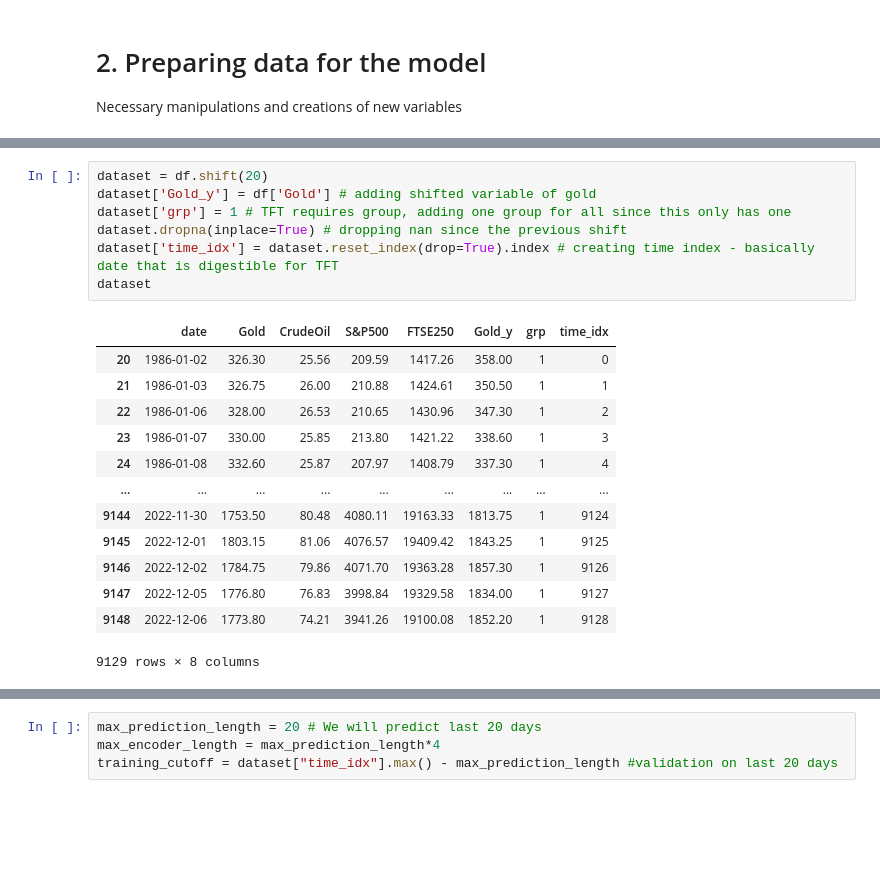
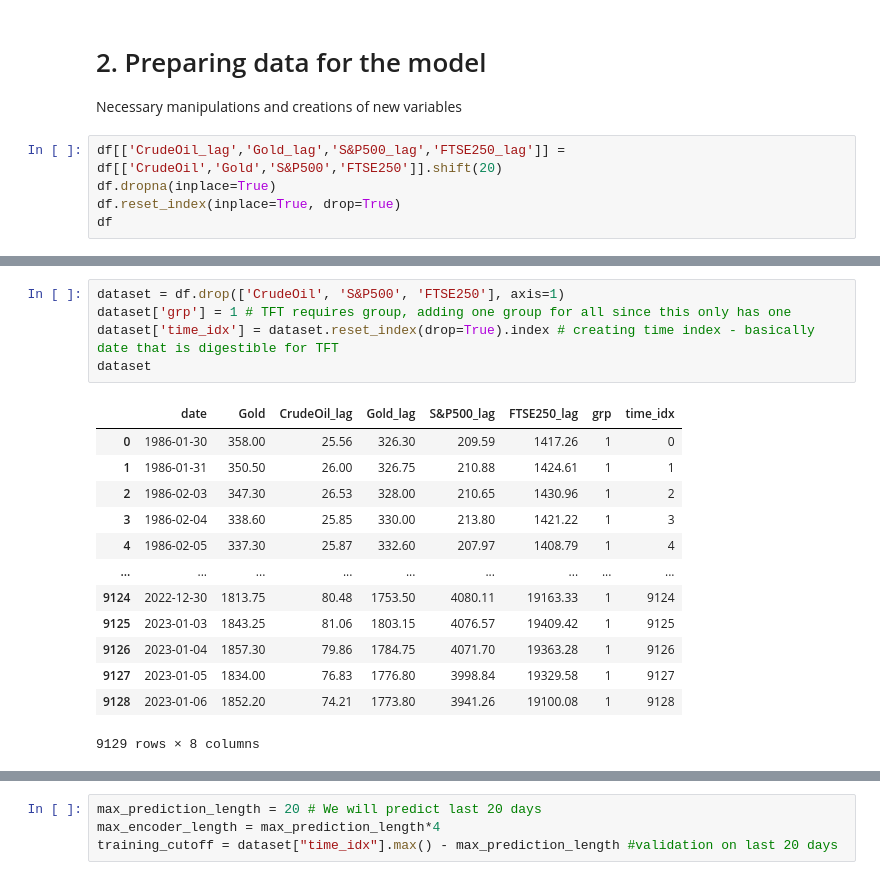
Before and after one commit to maxbranting/gold-forecast, a Jupyter notebook: Models/Price/TFT.ipynb, the cells around one changed output, grey strips where cells are left out. Drawn from its saved outputs; the diff is of its cells as text; blank space fills up the shorter version.

```diff
--- a/Models/Price/TFT.ipynb
+++ b/Models/Price/TFT.ipynb
@@ -40,3 +48,8 @@ lag_plot(df.Gold, lag=20)
 # 2. Preparing data for the model
 
 Necessary manipulations and creations of new variables
+# %%
+df[['CrudeOil_lag','Gold_lag','S&P500_lag','FTSE250_lag']] = df[['CrudeOil','Gold','S&P500','FTSE250']].shift(20)
+df.dropna(inplace=True)
+df.reset_index(inplace=True, drop=True)
+df
@@ -43,23 +70,21 @@ Necessary manipulations and creations of new variables
 # %%
-dataset = df.shift(20)
-dataset['Gold_y'] = df['Gold'] # adding shifted variable of gold
+dataset = df.drop(['CrudeOil', 'S&P500', 'FTSE250'], axis=1)
 dataset['grp'] = 1 # TFT requires group, adding one group for all since this only has one
-dataset.dropna(inplace=True) # dropping nan since the previous shift
 dataset['time_idx'] = dataset.reset_index(drop=True).index # creating time index - basically date that is digestible for TFT
 dataset
 # %% [output]
-|  | date | Gold | CrudeOil | S&P500 | FTSE250 | Gold_y | grp | time_idx |
-| 20 | 1986-01-02 | 326.30 | 25.56 | 209.59 | 1417.26 | 358.00 | 1 | 0 |
-| 21 | 1986-01-03 | 326.75 | 26.00 | 210.88 | 1424.61 | 350.50 | 1 | 1 |
-| 22 | 1986-01-06 | 328.00 | 26.53 | 210.65 | 1430.96 | 347.30 | 1 | 2 |
-| 23 | 1986-01-07 | 330.00 | 25.85 | 213.80 | 1421.22 | 338.60 | 1 | 3 |
-| 24 | 1986-01-08 | 332.60 | 25.87 | 207.97 | 1408.79 | 337.30 | 1 | 4 |
+|  | date | Gold | CrudeOil_lag | Gold_lag | S&P500_lag | FTSE250_lag | grp | time_idx |
+| 0 | 1986-01-30 | 358.00 | 25.56 | 326.30 | 209.59 | 1417.26 | 1 | 0 |
+| 1 | 1986-01-31 | 350.50 | 26.00 | 326.75 | 210.88 | 1424.61 | 1 | 1 |
+| 2 | 1986-02-03 | 347.30 | 26.53 | 328.00 | 210.65 | 1430.96 | 1 | 2 |
+| 3 | 1986-02-04 | 338.60 | 25.85 | 330.00 | 213.80 | 1421.22 | 1 | 3 |
+| 4 | 1986-02-05 | 337.30 | 25.87 | 332.60 | 207.97 | 1408.79 | 1 | 4 |
 | ... | ... | ... | ... | ... | ... | ... | ... | ... |
-| 9144 | 2022-11-30 | 1753.50 | 80.48 | 4080.11 | 19163.33 | 1813.75 | 1 | 9124 |
-| 9145 | 2022-12-01 | 1803.15 | 81.06 | 4076.57 | 19409.42 | 1843.25 | 1 | 9125 |
-| 9146 | 2022-12-02 | 1784.75 | 79.86 | 4071.70 | 19363.28 | 1857.30 | 1 | 9126 |
-| 9147 | 2022-12-05 | 1776.80 | 76.83 | 3998.84 | 19329.58 | 1834.00 | 1 | 9127 |
-| 9148 | 2022-12-06 | 1773.80 | 74.21 | 3941.26 | 19100.08 | 1852.20 | 1 | 9128 |
+| 9124 | 2022-12-30 | 1813.75 | 80.48 | 1753.50 | 4080.11 | 19163.33 | 1 | 9124 |
+| 9125 | 2023-01-03 | 1843.25 | 81.06 | 1803.15 | 4076.57 | 19409.42 | 1 | 9125 |
+| 9126 | 2023-01-04 | 1857.30 | 79.86 | 1784.75 | 4071.70 | 19363.28 | 1 | 9126 |
+| 9127 | 2023-01-05 | 1834.00 | 76.83 | 1776.80 | 3998.84 | 19329.58 | 1 | 9127 |
+| 9128 | 2023-01-06 | 1852.20 | 74.21 | 1773.80 | 3941.26 | 19100.08 | 1 | 9128 |
 9129 rows × 8 columns
 # %%
 dataset.dtypes
```
Also changed, not shown: parts of 16 cells of this notebook.
